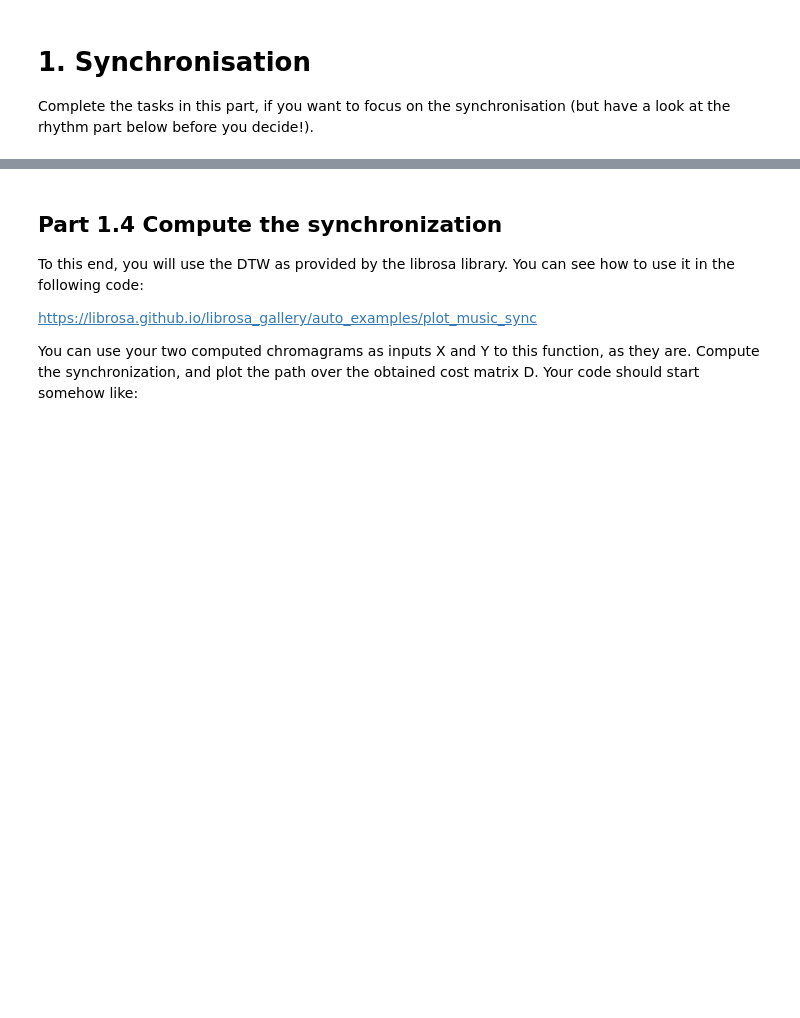
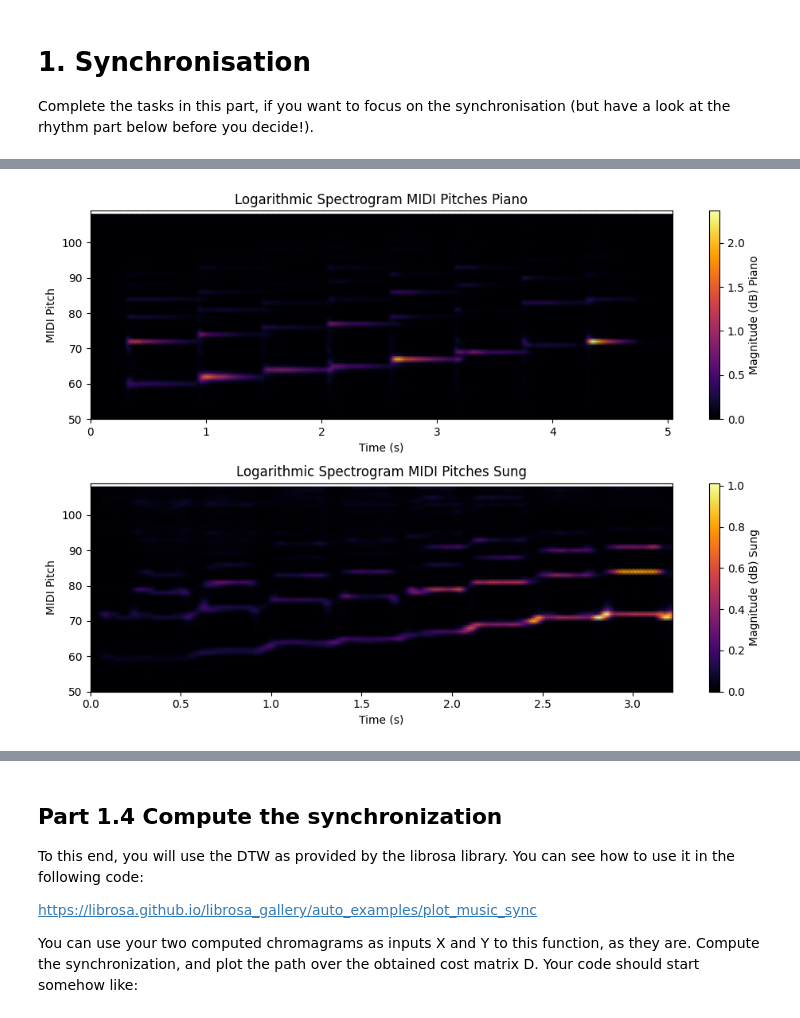
Before and after one commit to Charles0510/musicInformatics-DT2470, a Jupyter notebook: Lab/Lab4/DT2470_lab04-2.ipynb, the cells around one changed output, grey strips where cells are left out. Drawn from its saved outputs; the diff is of its cells as text; code cells hidden in the pictures; blank space fills up the shorter version.

```diff
--- a/Lab/Lab4/DT2470_lab04-2.ipynb
+++ b/Lab/Lab4/DT2470_lab04-2.ipynb
@@ -79,6 +178,72 @@ My piano log-f spectrogram looks as shown below.
 Question: why do the low-frequency regions look so spread-out and smeary?
 
 ![](https://drive.google.com/uc?id=1pxHK7CVEX438DB4BAASGEiU3Qi-hw3Sc)
+# %%
+# Compute and plot logarithmic spectrogram
+# Desier pitch bins of the 12-tone resolution
+
+# parameters
+midi_range = np.arange(21, 109) # MIDI pitch from A0 to C8
+
+# function to convert frequency to MIDI pitch
+def freq_to_midipitch(freq):
+  return 69 + 12 * np.log2(freq / 440) # according to equation 3.2
+
+# convert STFT freq bins to MIDI pitch
+midipitches_piano = freq_to_midipitch(f_piano)
+midipitches_sung = freq_to_midipitch(f_sung)
+
+# initialize pitch-binned spectrograms
+pitch_binned_piano = np.zeros((len(midi_range), magnitude_dB_piano.shape[1]))
+pitch_binned_sung = np.zeros((len(midi_range), magnitude_dB_sung.shape[1]))
+
+# Compute linear magnitude
+magnitude_piano = np.abs(Zxx_piano)
+magnitude_sung = np.abs(Zxx_sung)
+
+# assign STFT coefficient to MIDI pitch bins
+# piano
+for i, midi_pitch in enumerate(midi_range):
+  # according to equation 3.3
+  indices_piano = np.where((midipitches_piano >= midi_pitch - 0.5) & (midipitches_piano < midi_pitch + 0.5))[0]
+
+  # sum the magnitude within each MIDI pitch bin
+  if len(indices_piano > 0): # if some freq appear in this pitch bin
+    # pitch_binned_piano[i, :] = np.sum(magnitude_dB_piano[indices_piano, :], axis = 0) # sum along frequency axis
+    pitch_binned_piano[i, :] = np.sum(magnitude_piano[indices_piano, :], axis = 0) # sum along frequency axis
+
+# sung
+for i, midi_pitch in enumerate(midi_range):
+  # according to equation 3.3
+  indices_sung = np.where((midipitches_sung >= midi_pitch - 0.5) & (midipitches_sung < midi_pitch + 0.5))[0]
+
+  # sum the magnitude within each MIDI pitch bin
+  if len(indices_piano > 0): # if some freq appear in this pitch bin
+    # pitch_binned_sung[i, :] = np.sum(magnitude_dB_sung[indices_sung, :], axis = 0) # sum along frequency axis
+    pitch_binned_sung[i, :] = np.sum(magnitude_sung[indices_sung, :], axis = 0) # sum along frequency axis
+
+# plot the logarithmic spectrogram (in MIDI pitches)
+fig, axs = plt.subplots(2,1, figsize=(10,7))
+# plot piano
+log_spectrogram_piano = axs[0].pcolormesh(t_piano, midi_range, pitch_binned_piano, shading='gouraud', cmap='inferno')
+axs[0].set_title('Logarithmic Spectrogram MIDI Pitches Piano')
+axs[0].set_ylabel('MIDI Pitch')
+axs[0].set_xlabel('Time (s)')
+axs[0].set_ylim(50, 109)
+fig.colorbar(log_spectrogram_piano, ax=axs[0], label='Magnitude (dB) Piano')
+
+# plot sung
+log_spectrogram_piano = axs[1].pcolormesh(t_sung, midi_range, pitch_binned_sung, shading='gouraud', cmap='inferno')
+axs[1].set_title('Logarithmic Spectrogram MIDI Pitches Sung')
+axs[1].set_ylabel('MIDI Pitch')
+axs[1].set_xlabel('Time (s)')
+axs[1].set_ylim(50, 109)
+fig.colorbar(log_spectrogram_piano, ax=axs[1], label='Magnitude (dB) Sung')
+
+plt.tight_layout()  # Adjust layout to prevent overlap
+plt.show()
+# %% [output]
+[figure, added]
 # %% [markdown]
 ## Compute the chromagram
 
```
Also changed, not shown: parts of 15 cells of this notebook.
